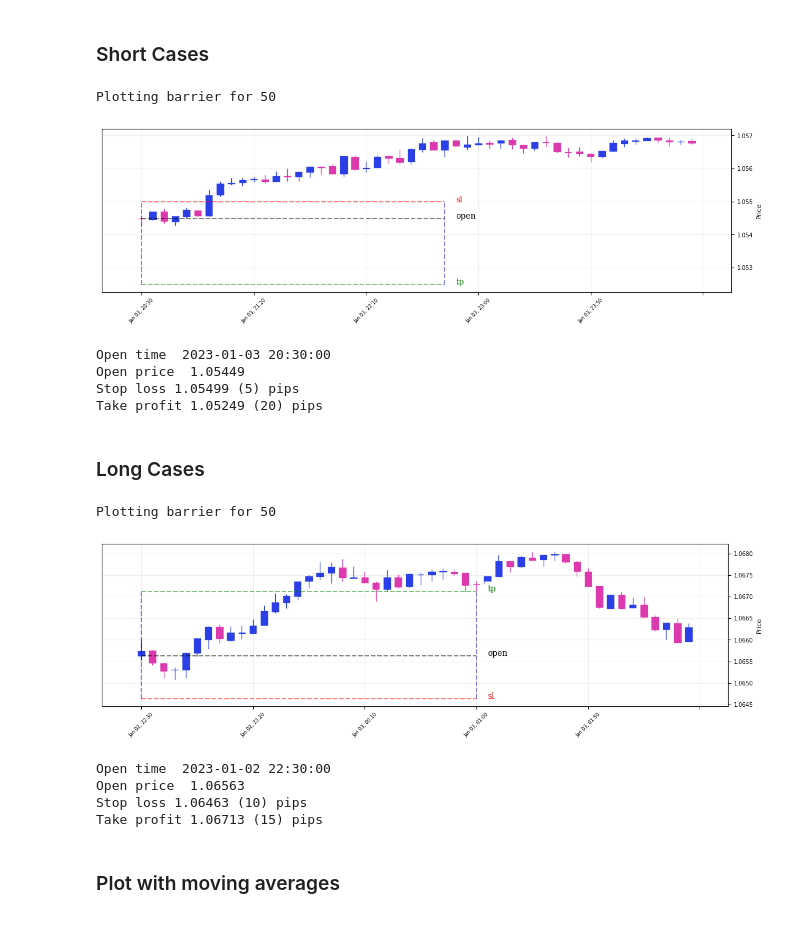
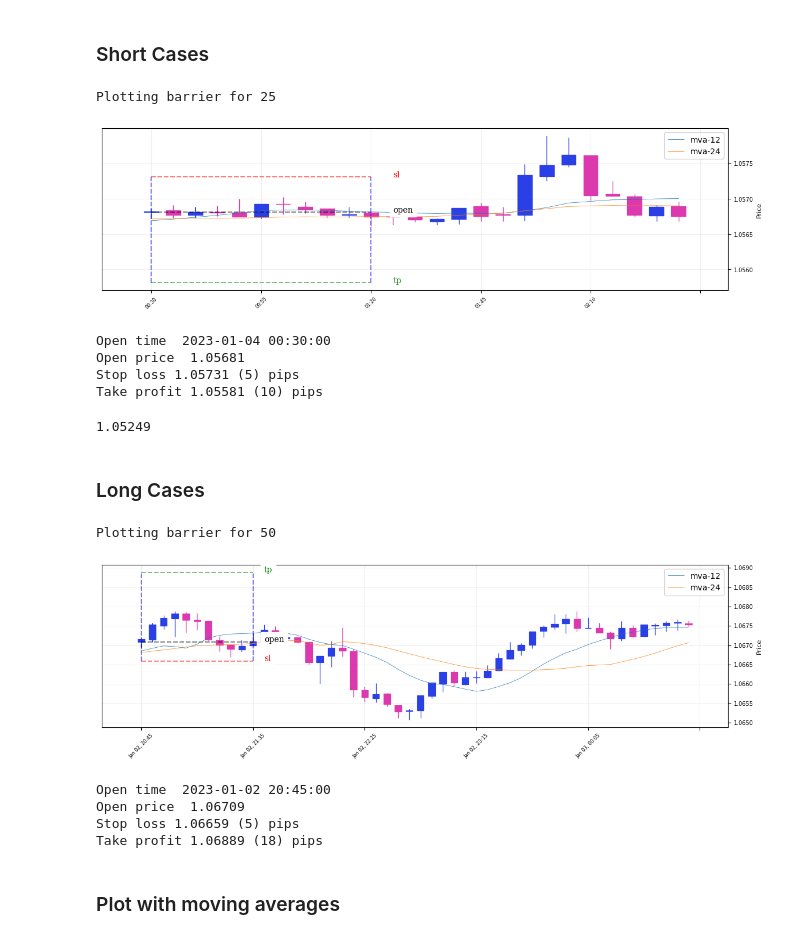
Before and after one commit to mchiuminatto/triple_barrier, a Jupyter notebook: docs/test-triple-barrier-plotting.ipynb, the cells around one changed output. Cells and saved outputs as stored; diff of their text form; code cells hidden in the pictures.

```diff
--- a/docs/test-triple-barrier-plotting.ipynb
+++ b/docs/test-triple-barrier-plotting.ipynb
@@ -25,7 +29,7 @@ df = pd.read_csv("../tests/data/EURUSD_5 Mins_Ask_2023.01.02_2024.02.02.csv",
 # %% [markdown]
 ## Calculate Features
 # %%
-df["mva-7"] = df["close"].rolling(7).mean()
+df["mva-12"] = df["close"].rolling(12).mean()
 df["mva-24"] = df["close"].rolling(24).mean()
 # %%
 PIP_POSITION = 4
@@ -39,48 +43,55 @@ mpl.plot(df[0:200], type="candle", figsize=(15,4), mav=(12,24), style="ibd")
 # %% [markdown]
 ### Short Cases
 # %%
-open_period = "2023-01-03 20:30:00"
-time_barrier = "2023-01-03 22:45:00"
+open_period = "2023-01-04 00:30:00"
+time_barrier = "2023-01-04 01:20:00"
 trade_side = TradeSide.SELL
 stop_loss_width = 5
-take_profit_width = 20
+take_profit_width = 10
 open_price = df.loc[open_period]["open"]
 stop_loss = round(open_price - trade_side.value * stop_loss_width*PIP_FACTOR, PIP_POSITION + 1)
 take_profit = round(open_price + trade_side.value * take_profit_width*PIP_FACTOR, PIP_POSITION + 1)
 
 
 plot_tb = PlotTripleBarrier(df.open,
                            df.high,
                            df.low,
                            df.close,
-                           PIP_POSITION)
+                           PIP_POSITION,
+                           overlay_features=[ df["mva-12"],
+                                             df["mva-24"]])
 
-plot_tb.plot(entry_period=open_period,
+plot_tb._plot(entry_period=open_period,
              stop_loss_level=stop_loss,
              take_profit_level=take_profit,
              time_barrier_datetime=time_barrier,
+              periods_to_plot=25
              )
 
 print("Open time ", open_period)
 print("Open price ", open_price)
 print(f"Stop loss {stop_loss} ({stop_loss_width}) pips")
 print(f"Take profit {take_profit} ({take_profit_width}) pips")
 # %% [output]
-Plotting barrier for 50
+Plotting barrier for 25
-[figure, old version]
+[figure, new version]
-Open time  2023-01-03 20:30:00
-Open price  1.05449
-Stop loss 1.05499 (5) pips
-Take profit 1.05249 (20) pips
+Open time  2023-01-04 00:30:00
+Open price  1.05681
+Stop loss 1.05731 (5) pips
+Take profit 1.05581 (10) pips
+# %%
+df.loc["2023-01-03 20:30:00"].open - 20*10**-4
+# %% [output]
+1.05249
 # %% [markdown]
 ### Long Cases
 # %%
-open_period = "2023-01-02 22:30:00"
-time_barrier = "2023-01-03 01:00:00"
+open_period = "2023-01-02 20:45:00"
+time_barrier = "2023-01-02 21:35:00"
 open_price = df.open[open_period]
 trade_side = TradeSide.BUY
-stop_loss_width = 10
-take_profit_width = 15
+stop_loss_width = 5
+take_profit_width = 18
 stop_loss = round(open_price - trade_side.value * stop_loss_width*PIP_FACTOR, PIP_POSITION + 1)
 take_profit = round(open_price + trade_side.value * take_profit_width*PIP_FACTOR, PIP_POSITION + 1)
 
@@ -89,10 +100,12 @@ plot_tb = PlotTripleBarrier(df.open,
                            df.high,
                            df.low,
                            df.close,
-                           PIP_POSITION)
+                           PIP_POSITION,
+                           overlay_features=[ df["mva-12"],
+                                             df["mva-24"]])
 
 
-plot_tb.plot(entry_period=open_period,
+plot_tb._plot(entry_period=open_period,
              stop_loss_level=stop_loss,
              take_profit_level=take_profit,
              time_barrier_datetime=time_barrier,
@@ -105,11 +118,11 @@ print(f"Stop loss {stop_loss} ({stop_loss_width}) pips")
 print(f"Take profit {take_profit} ({take_profit_width}) pips")
 # %% [output]
 Plotting barrier for 50
-[figure, old version]
+[figure, new version]
-Open time  2023-01-02 22:30:00
-Open price  1.06563
-Stop loss 1.06463 (10) pips
-Take profit 1.06713 (15) pips
+Open time  2023-01-02 20:45:00
+Open price  1.06709
+Stop loss 1.06659 (5) pips
+Take profit 1.06889 (18) pips
 # %% [markdown]
 ### Plot with moving averages
 # %%
```
Also changed, not shown: parts of 10 cells of this notebook, 18 other files.
